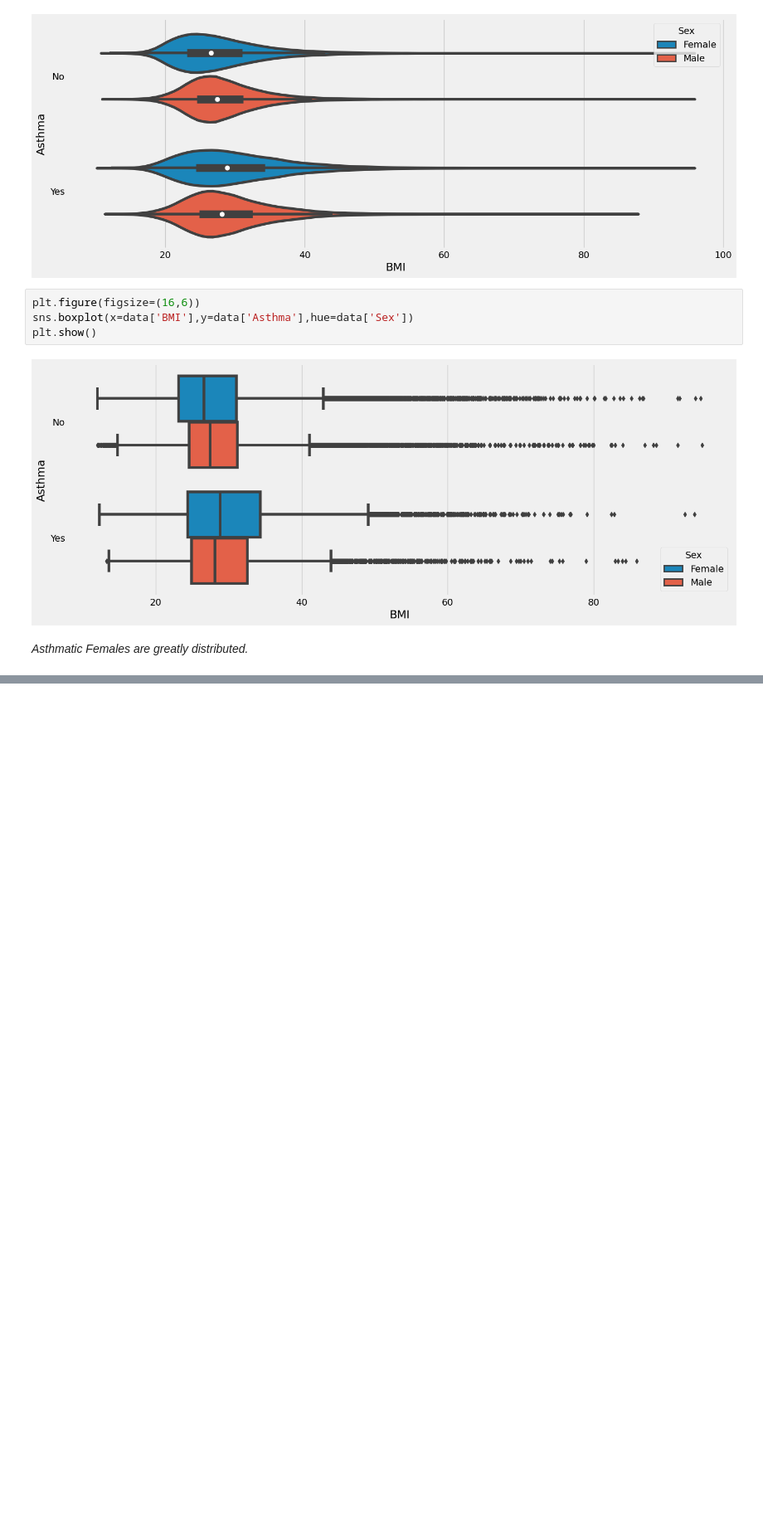
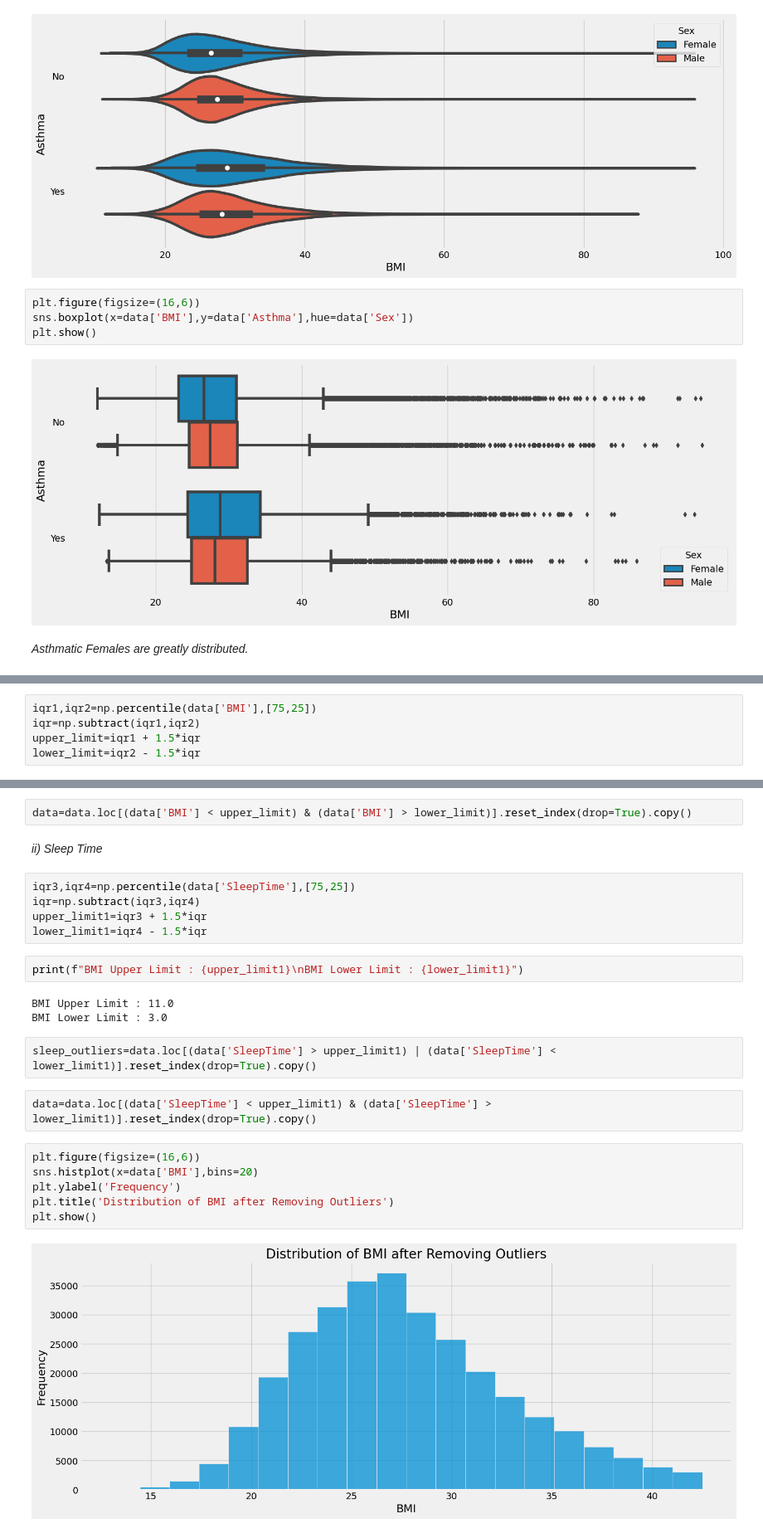
Before and after one commit to adrianjuliusaluoch/Heart_Disease_Classification, a Jupyter notebook: heart_disease_classification.ipynb, the cells around one changed output, grey strips where cells are left out. Shown at 83% size. Drawn from its saved outputs; the diff is of its cells as text; blank space fills up the shorter version.

```diff
--- a/heart_disease_classification.ipynb
+++ b/heart_disease_classification.ipynb
@@ -585,0 +588,5 @@ plt.show()
+# %%
+iqr1,iqr2=np.percentile(data['BMI'],[75,25])
+iqr=np.subtract(iqr1,iqr2)
+upper_limit=iqr1 + 1.5*iqr
+lower_limit=iqr2 - 1.5*iqr
@@ -585,0 +600,26 @@ plt.show()
+# %%
+data=data.loc[(data['BMI'] < upper_limit) & (data['BMI'] > lower_limit)].reset_index(drop=True).copy()
+# %% [markdown]
+*ii) Sleep Time*
+# %%
+iqr3,iqr4=np.percentile(data['SleepTime'],[75,25])
+iqr=np.subtract(iqr3,iqr4)
+upper_limit1=iqr3 + 1.5*iqr
+lower_limit1=iqr4 - 1.5*iqr
+# %%
+print(f"BMI Upper Limit : {upper_limit1}\nBMI Lower Limit : {lower_limit1}")
+# %% [output]
+BMI Upper Limit : 11.0
+BMI Lower Limit : 3.0
+# %%
+sleep_outliers=data.loc[(data['SleepTime'] > upper_limit1) | (data['SleepTime'] < lower_limit1)].reset_index(drop=True).copy()
+# %%
+data=data.loc[(data['SleepTime'] < upper_limit1) & (data['SleepTime'] > lower_limit1)].reset_index(drop=True).copy()
+# %%
+plt.figure(figsize=(16,6))
+sns.histplot(x=data['BMI'],bins=20)
+plt.ylabel('Frequency')
+plt.title('Distribution of BMI after Removing Outliers')
+plt.show()
+# %% [output]
+[figure, added]
```
Also changed, not shown: parts of 22 cells of this notebook.
